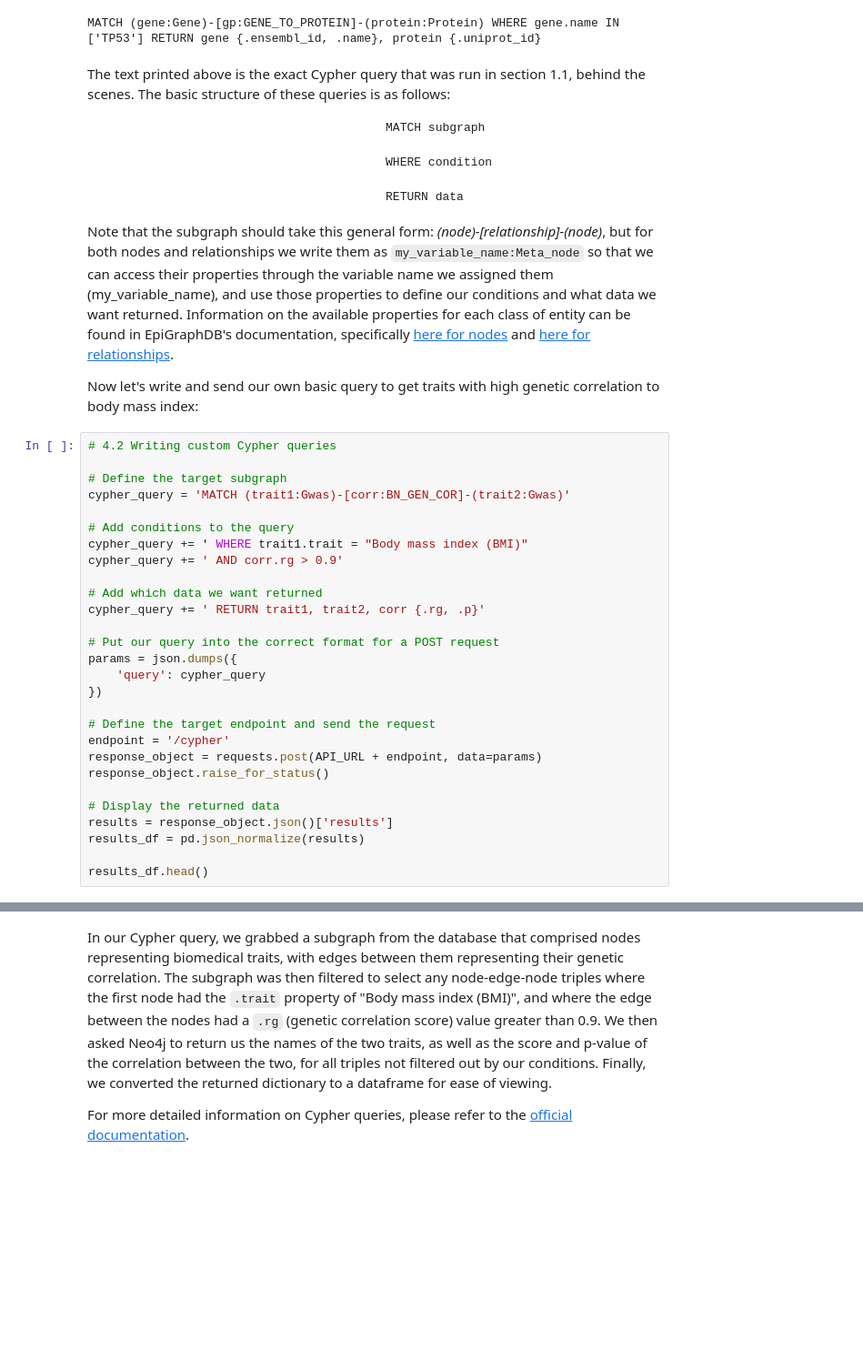
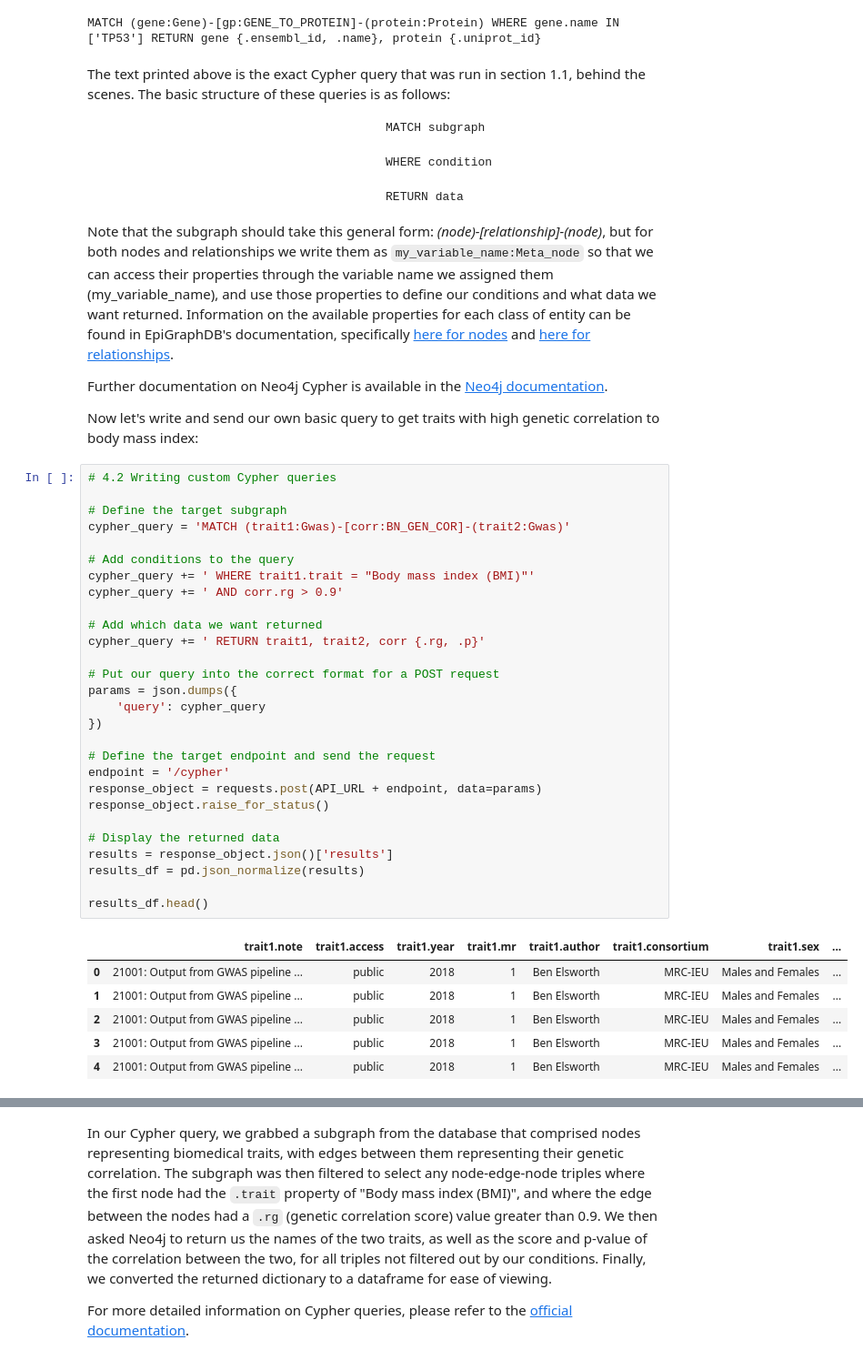
Before and after one commit to MRCIEU/epigraphdb, a Jupyter notebook: general-examples/getting-started-with-epigraphdb.ipynb, the cells around one changed output, grey strips where cells are left out. Shown at 91% size. Saved outputs shown, nothing was run; the diff lists cells and outputs as text; blank space fills up the shorter version.

```diff
--- a/general-examples/getting_started_with_epigraph.ipynb
+++ b/general-examples/getting-started-with-epigraphdb.ipynb
@@ -331,33 +331,41 @@ The text printed above is the exact Cypher query that was run in section 1.1, be
 
 Note that the subgraph should take this general form: *(node)-[relationship]-(node)*, but for both nodes and relationships we write them as `my_variable_name:Meta_node` so that we can access their properties through the variable name we assigned them (my_variable_name), and use those properties to define our conditions and what data we want returned. Information on the available properties for each class of entity can be found in EpiGraphDB's documentation, specifically [here for nodes](https://docs.epigraphdb.org/graph-database/meta-nodes/) and [here for relationships](https://docs.epigraphdb.org/graph-database/meta-relationships/).
 
+Further documentation on Neo4j Cypher is available in the [Neo4j documentation](https://neo4j.com/docs/cypher-manual/current/).
+
 Now let's write and send our own basic query to get traits with high genetic correlation to body mass index:
 # %%
 # 4.2 Writing custom Cypher queries
 
 # Define the target subgraph
 cypher_query = 'MATCH (trait1:Gwas)-[corr:BN_GEN_COR]-(trait2:Gwas)'
 
 # Add conditions to the query
-cypher_query += ' WHERE trait1.trait = "Body mass index (BMI)"
+cypher_query += ' WHERE trait1.trait = "Body mass index (BMI)"'
 cypher_query += ' AND corr.rg > 0.9'
 
 # Add which data we want returned
 cypher_query += ' RETURN trait1, trait2, corr {.rg, .p}'
 
 # Put our query into the correct format for a POST request
 params = json.dumps({
     'query': cypher_query
 })
 
 # Define the target endpoint and send the request
 endpoint = '/cypher'
 response_object = requests.post(API_URL + endpoint, data=params)
 response_object.raise_for_status()
 
 # Display the returned data
 results = response_object.json()['results']
 results_df = pd.json_normalize(results)
 
 results_df.head()
 # %% [output]
+|  | trait1.note | trait1.access | trait1.year | trait1.mr | trait1.author | trait1.consortium | trait1.sex | ... |
+| 0 | 21001: Output from GWAS pipeline ... | public | 2018 | 1 | Ben Elsworth | MRC-IEU | Males and Females | ... |
+| 1 | 21001: Output from GWAS pipeline ... | public | 2018 | 1 | Ben Elsworth | MRC-IEU | Males and Females | ... |
+| 2 | 21001: Output from GWAS pipeline ... | public | 2018 | 1 | Ben Elsworth | MRC-IEU | Males and Females | ... |
+| 3 | 21001: Output from GWAS pipeline ... | public | 2018 | 1 | Ben Elsworth | MRC-IEU | Males and Females | ... |
+| 4 | 21001: Output from GWAS pipeline ... | public | 2018 | 1 | Ben Elsworth | MRC-IEU | Males and Females | ... |
```
Also changed, not shown: parts of 8 cells of this notebook, 1 other file.
